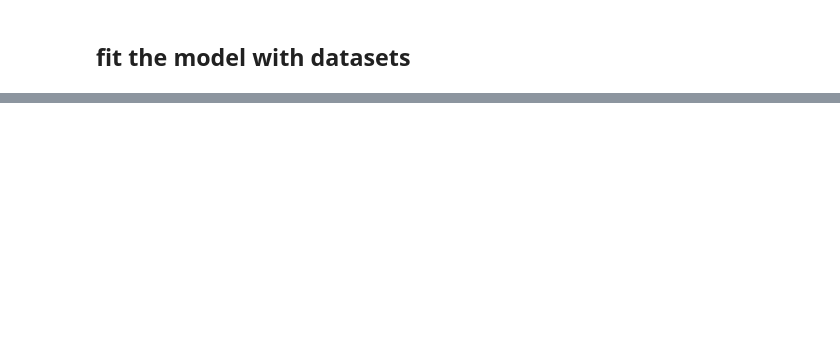
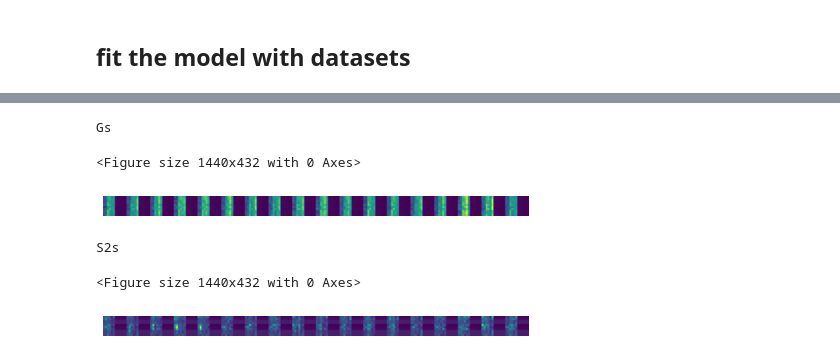
Before and after one commit to eliaquim10/multiple_features, a Jupyter notebook: cluster_kmean.ipynb, the cells around one changed output, grey strips where cells are left out. Saved outputs shown, nothing was run; the diff lists cells and outputs as text; code cells hidden in the pictures; blank space fills up the shorter version.

```diff
--- a/cluster_kmean.ipynb
+++ b/cluster_kmean.ipynb
@@ -197,5 +185,5 @@ def load_dataset(filename):
 # %%
-class Gaussian():
+class Gaussian:
   def distance(self, g, x, sigma):
     if x.shape[0] == 0 or sigma.shape[0] == 0:
       raise Exception
@@ -204,14 +192,14 @@ class Gaussian():
     summatory_distance = (-1/2)*np.sum(distance_sigma, 1)
     return np.exp(summatory_distance)
 
-class Metrics():
+class Metrics:
   def mpc(u: np.array):
     # modified partition coefficient
     n, k = u.shape
     f = np.trace(u.dot(u.T)) / n
-    # f = np.trace(u**2) / n
 
     mpc = 1 - (k/(k - 1))*(1 - f)
     return mpc
   def ars(y_true, y_pred):
+    # adjusted rand score
     return adjusted_rand_score(y_true, y_pred)
@@ -226,14 +205,0 @@ class Metrics():
-# %%
-p = 3
-ss = np.array([0.000398, 0.0000038, 0.000067])
-ss = np.array([1e-7, 7e-9, 3e-5])
-# ss = np.array([0.01, 0.1, 0.5])
-m = np.sum(ss)/p
-# n = ss/m
-n = (1 - ss) **(1/(p))
-d = np.prod(n)
-dd = (d)**(1/p)
-sss = dd/n
-sss, np.prod(sss)
-# (array([0.99999006, 0.99998997, 1.00001996]), 1.0000000000000002)
-# (array([0.99999669, 0.99999666, 1.00000665]), 1.0000000000000004)
@@ -893,0 +674,2 @@ cmd.plot()
+# %%
+m = 1.1
@@ -893,0 +678,18 @@ cmd.plot()
+# %%
+cleaner = Cleaner()
+X, y = cleaner.read_dataset("datasets\mfeat-fac")
+X, y = cleaner.transform(X, y)
+
+model = Trainer(num_class = 10,
+                epochs = 100,
+                threshold = 1e-6,
+                model_creator=FuzzyCMeansGaussianS2,
+                m = m,
+                verbose = False,
+                repeat = 50)
+
+pipeline = Pipeline([("Normalizer", Normalizer()),
+                     ("Transformer", Transformer()),
+                    ("Model", model)])
+pipeline.fit(X, y)
+model.save_model(f"./model/{m}/mfeat-fac/model.json")
@@ -893,0 +714,9 @@ cmd.plot()
+# %%
+model.show_G_S("./figs/mfeat-fac")
+# %% [output]
+Gs
+<Figure size 1440x432 with 0 Axes>
+[figure, added]
+S2s
+<Figure size 1440x432 with 0 Axes>
+[figure, added]
```
Also changed, not shown: parts of 69 cells of this notebook.
